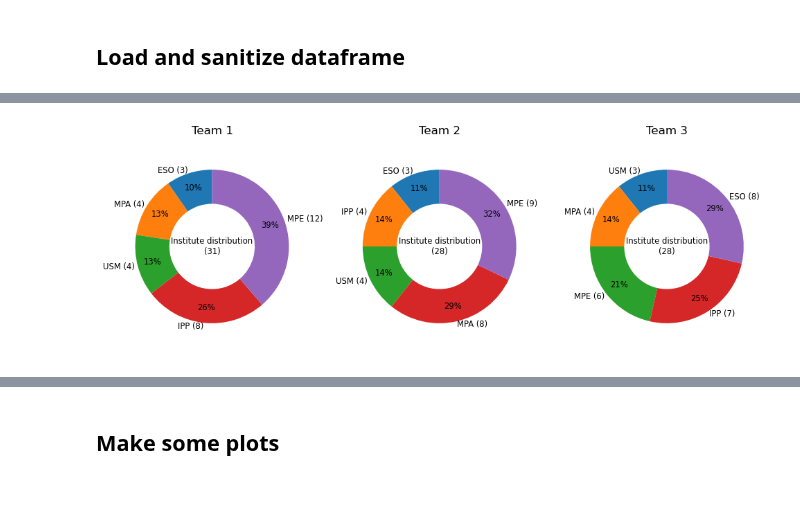
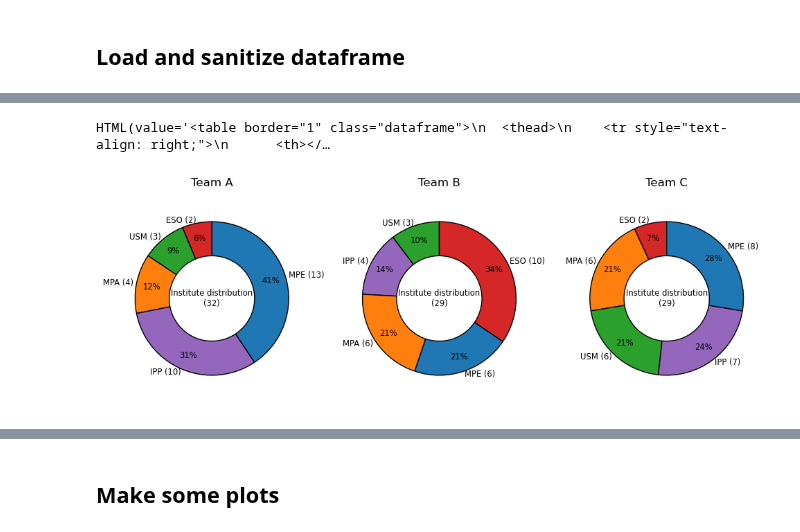
Before and after one commit to FBalzerMPE/imprs_sports_week, a Jupyter notebook: analyze_sportsweek_data.ipynb, the cells around one changed output, grey strips where cells are left out. Cells and saved outputs as stored; diff of their text form; code cells hidden in the pictures; blank space fills up the shorter version.

Commit message:
Added proper subteam generation, added email handling, minor improvements

```diff
--- a/analyze_sportsweek_data.ipynb
+++ b/analyze_sportsweek_data.ipynb
@@ -50,12 +32,0 @@ print(best_seed)
-# %%
-teams = hf.create_teams(df, 3, None, from_backup=False, create_backup=True)
-fig, ax = plt.subplots()
-for team in teams:
-    team.plot_sports_num()
-ax.set_title("Number of players per team")
-ax.legend()
-
-players = teams[0].player_df
-cols = [col for col in players.columns if not "wants" in col and not "avail" in col]
-players[players["running_sprints"] & ~players["chess"] & ~players["volleyball"] & ~players["basketball"]][cols]
-# players[~players["tennis"] & players["chess"]][cols]
@@ -65,9 +32,0 @@ players[players["running_sprints"] & ~players["chess"] & ~players["volleyball"]
-# %%
-import pandas as pd
-for team in teams:
-    subteams_bb = team.get_subteams_for_sport(hf.SPORTS_EVENTS["basketball"])
-    subteams_vb = team.get_subteams_for_sport(hf.SPORTS_EVENTS["volleyball"])
-    print([key + str(team["nickname"].tolist()) for key, team in subteams_bb.items()])
-for team in teams:
-    sub_df = team.player_df[(team.player_df["subteam_volleyball"] + team.player_df["subteam_basketball"]) != ""]
-    print(sub_df[["nickname", "subteam_volleyball", "subteam_basketball"]])
@@ -91,0 +33,6 @@ for team in teams:
+# %%
+fig, ax = plt.subplots()
+for team in hf.ALL_TEAMS:
+    team.plot_sports_num()
+ax.set_title("Number of players per team")
+ax.legend();
@@ -92,11 +41,22 @@ for team in teams:
+# %%
+from ipywidgets import HTML
+all_players = pd.concat([team.player_df for team in hf.ALL_TEAMS])
+text = ""
+for colliding_pairs in [["volleyball", "basketball"], ["football", "tennis"], ["capture_the_flag", "spikeball"]]:
+    key_1, key_2 = f"subteam_{colliding_pairs[0]}", f"subteam_{colliding_pairs[1]}"
+    sub_df = all_players[all_players[key_1].notna() & all_players[key_2].notna()]
+    text += sub_df[["nickname", key_1, key_2]].to_html() + "<br>"
+HTML(text)
+# %% [output]
+HTML(value='<table border="1" class="dataframe">\n  <thead>\n    <tr style="text-align: right;">\n      <th></…
 # %%
 fig, axes = plt.subplots(1, 3, figsize=(12, 4))
-for ax, team in zip(axes, teams):
+for ax, team in zip(axes, hf.ALL_TEAMS):
     plt.sca(ax)
     hf.create_institute_plot(team.player_df)
     ax.set_title(team.name)
 # %% [output]
-[figure, old version]
+[figure, new version]
 # %%
 teams[0].get_all_players_for_sport("chess")
 # %% [output]
```
Also changed, not shown: parts of 7 cells of this notebook, 18 other files.
